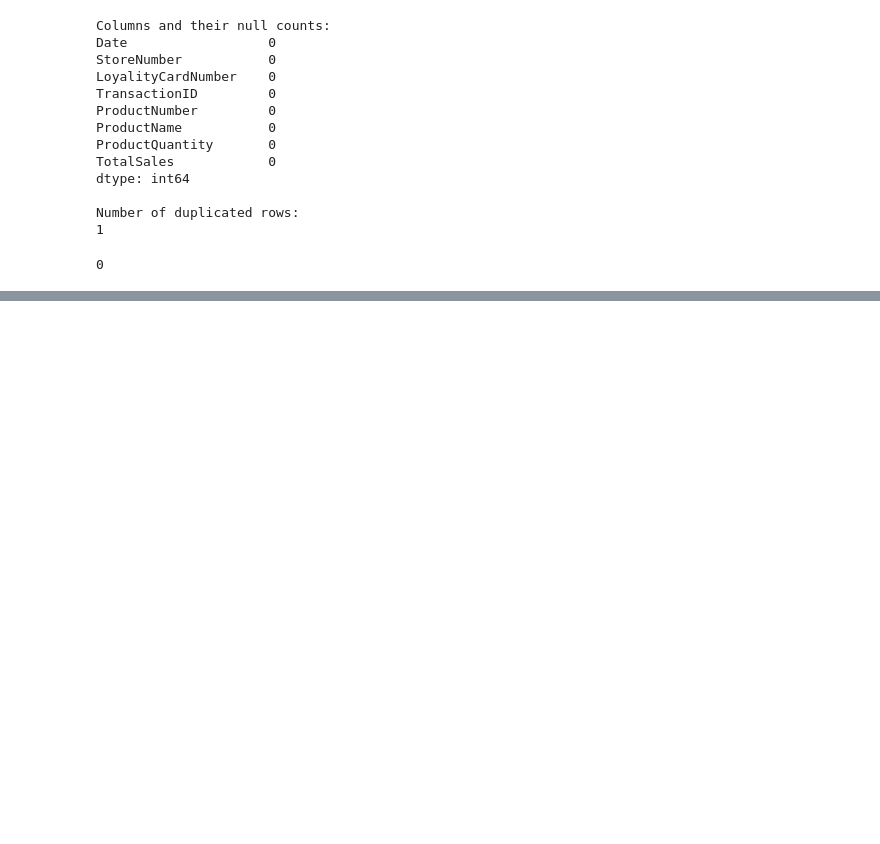
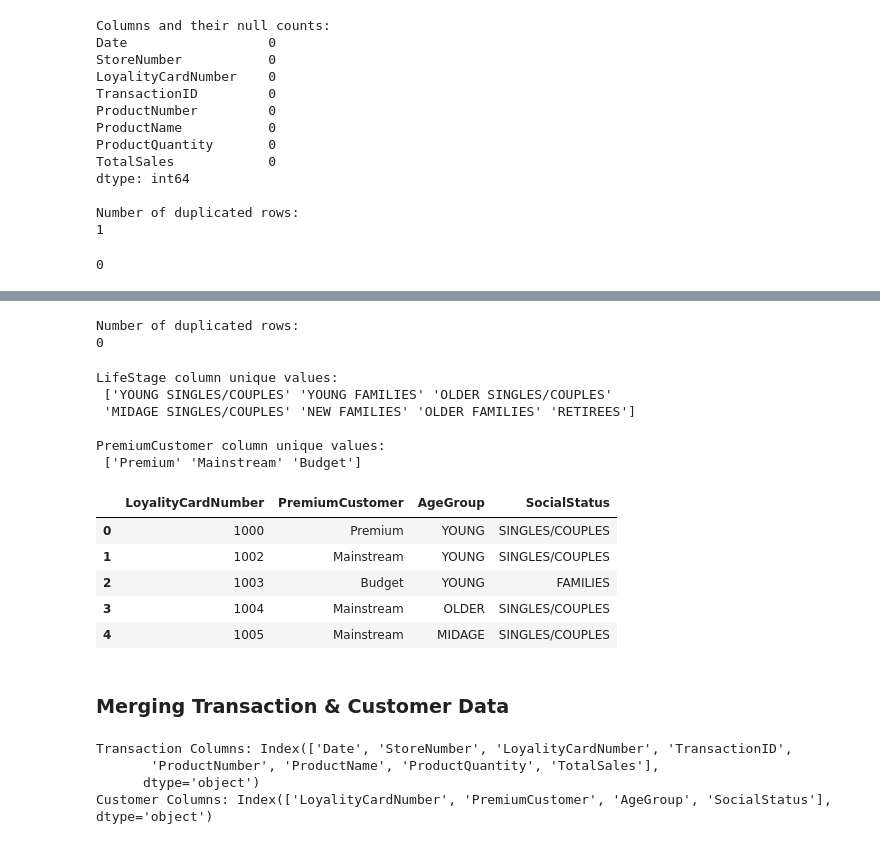
Before and after one commit to bn-khalifa/RetailTrialImpactAnalysis, a Jupyter notebook: 1st_Sprint/RetailStrategy&Analytics.ipynb, the cells around one changed output, grey strips where cells are left out. Drawn from its saved outputs; the diff is of its cells as text; code cells hidden in the pictures; blank space fills up the shorter version.

```diff
--- a/1st_Sprint/RetailStrategy&Analytics.ipynb
+++ b/1st_Sprint/RetailStrategy&Analytics.ipynb
@@ -68,0 +169,46 @@ transactions.drop_duplicates(inplace=True)
+# %%
+# check for dublicates
+print("\nNumber of duplicated rows:")
+print(purchaseBehaviour.duplicated().sum())
+# %% [output]
+Number of duplicated rows:
+0
+# %%
+# checking unique values for categorical columns
+print('LifeStage column unique values:\n', purchaseBehaviour['LifeStage'].unique(), '\n')
+print('PremiumCustomer column unique values:\n', purchaseBehaviour['PremiumCustomer'].unique())
+# %% [output]
+LifeStage column unique values:
+ ['YOUNG SINGLES/COUPLES' 'YOUNG FAMILIES' 'OLDER SINGLES/COUPLES'
+ 'MIDAGE SINGLES/COUPLES' 'NEW FAMILIES' 'OLDER FAMILIES' 'RETIREES']
+
+PremiumCustomer column unique values:
+ ['Premium' 'Mainstream' 'Budget']
+# %%
+# splitting 'LifeStage' into 'AgeGroup' (or keeping 'LifeStage' for the age part) and 'SocialStatus'
+# to allow easy analyze trends purely based on the age group and martial status
+split_data = purchaseBehaviour['LifeStage'].str.split(' ', expand=True, n=1)
+purchaseBehaviour['AgeGroup'] = split_data[0]
+purchaseBehaviour['SocialStatus'] = split_data[1]
+purchaseBehaviour.drop(columns=['LifeStage'], inplace=True)
+
+# ensure data splitted as intended
+purchaseBehaviour.head()
+# %% [output]
+|  | LoyalityCardNumber | PremiumCustomer | AgeGroup | SocialStatus |
+| 0 | 1000 | Premium | YOUNG | SINGLES/COUPLES |
+| 1 | 1002 | Mainstream | YOUNG | SINGLES/COUPLES |
+| 2 | 1003 | Budget | YOUNG | FAMILIES |
+| 3 | 1004 | Mainstream | OLDER | SINGLES/COUPLES |
+| 4 | 1005 | Mainstream | MIDAGE | SINGLES/COUPLES |
+# %% [markdown]
+### Merging Transaction & Customer Data
+# %%
+# identify Common columns for merging
+print("Transaction Columns:", transactions.columns)
+print("Customer Columns:", purchaseBehaviour.columns)
+# %% [output]
+Transaction Columns: Index(['Date', 'StoreNumber', 'LoyalityCardNumber', 'TransactionID',
+       'ProductNumber', 'ProductName', 'ProductQuantity', 'TotalSales'],
+      dtype='object')
+Customer Columns: Index(['LoyalityCardNumber', 'PremiumCustomer', 'AgeGroup', 'SocialStatus'], dtype='object')
```
Also changed, not shown: parts of 12 cells of this notebook.
